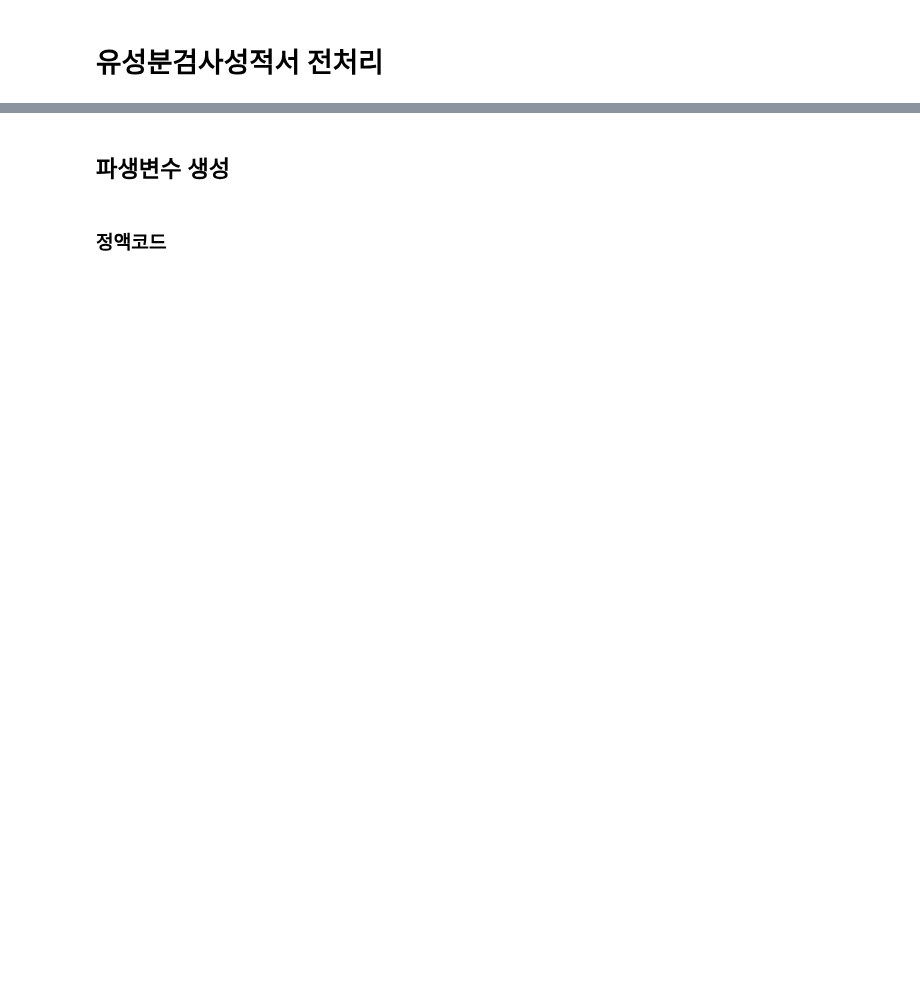
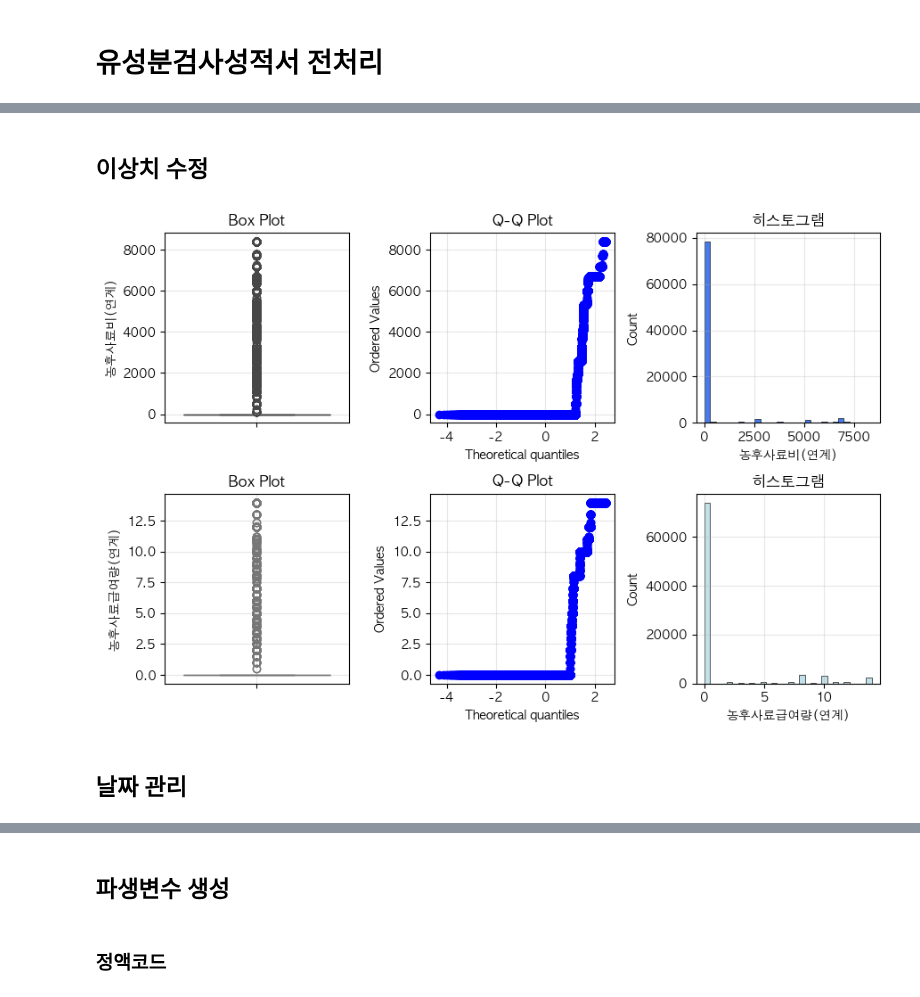
Before and after one commit to cye2020/Smart-Farm-Growth-Analytics, a Jupyter notebook: code/data/20251107_process_cho.ipynb, the cells around one changed output, grey strips where cells are left out. Drawn from its saved outputs; the diff is of its cells as text; code cells hidden in the pictures; blank space fills up the shorter version.

```diff
--- a/code/data/20251107_process_cho.ipynb
+++ b/code/data/20251107_process_cho.ipynb
@@ -36,3 +37,5 @@ mpl.rcParams['axes.unicode_minus'] = False
 # FONT_DIR = Path("/path/to/fonts")
 # font_path = FONT_DIR / 'FREESENTATION-6SEMIBOLD.ttf'
 # prop = fm.FontProperties(fname=font_path)
+
+colors = ['#0A4EE4', '#AED6E0', '#9BC4D5', '#758A98', '#3E4E5F']
@@ -42,0 +42,11 @@ df = report.copy()
+# %%
+pandas_kwargs = {
+    'memory_map': True,
+    'parse_dates': ['검정일자', '출생일자', '최근분만일(연계)', '최근건유일(연계)', '최종수정일자(연계)', '가수제일자(연계)'],
+    'date_format': '%Y%m%d',
+    'dtype': {
+        '개체번호': "Int64"
+    }
+}
+
+milk: pd.DataFrame = pd.read_csv(DATA_DIR / 'raw' / '유성분검사성적서.csv', **pandas_kwargs)
@@ -42,0 +55,3 @@ df = report.copy()
+# %%
+display(milk.duplicated().sum())
+milk.drop_duplicates(inplace=True)
@@ -42,0 +62,14 @@ df = report.copy()
+# %%
+# 결측치가 95% 이상인 열 삭제
+nan_cols = ['착유일련번호', '혈통번호', '체점수(연계)', '유성분검사일련번호', '검정일시(ICT)', '단백율', '고형율', '유당']
+milk.drop(columns=nan_cols, inplace=True)
+
+# 유의미하지 않은 열 삭제 (nunique, 의미상 다른 열과 겹침)
+no_use_cols = ['분만나이(연계)', '데이터입력코드', '개체명', '최고유량체세포', '농장관리번호']
+no_use_cols += ['성년유량','성년유지량', '성년유단백량', '성년무지고형분량', '비유초기평균유지율', '비유초기평균단백율', '비유초기평균MNU', '건유전마지막유량', '전산차건유전유량', '최종수정횟수(연계)', '가수제코드(연계)', '가수제일자(연계)']
+milk.drop(columns=no_use_cols, inplace=True)
+
+# 개체를 구분할 수 없는 행 삭제
+milk.dropna(subset=['개체번호'], inplace=True)
+
+milk
@@ -42,0 +90,13 @@ df = report.copy()
+# %% [markdown]
+## 이상치 수정
+# %%
+# 농후사료비는 가격 -> 마지막에 생산비 계산에 들어갈지도 모르니 일단은 남김 (피처로는 X)
+
+milk.loc[milk['농후사료급여량(연계)'] == 50, '농후사료급여량(연계)'] = 5
+milk.loc[milk['농후사료비(연계)'] == 27750, '농후사료비(연계)'] = 2275
+
+plot_features(milk, ['농후사료비(연계)', '농후사료급여량(연계)'], colors=colors, bins=30)
+# %% [output]
+[figure, added]
+# %% [markdown]
+## 날짜 관리
```
Also changed, not shown: parts of 59 cells of this notebook.
